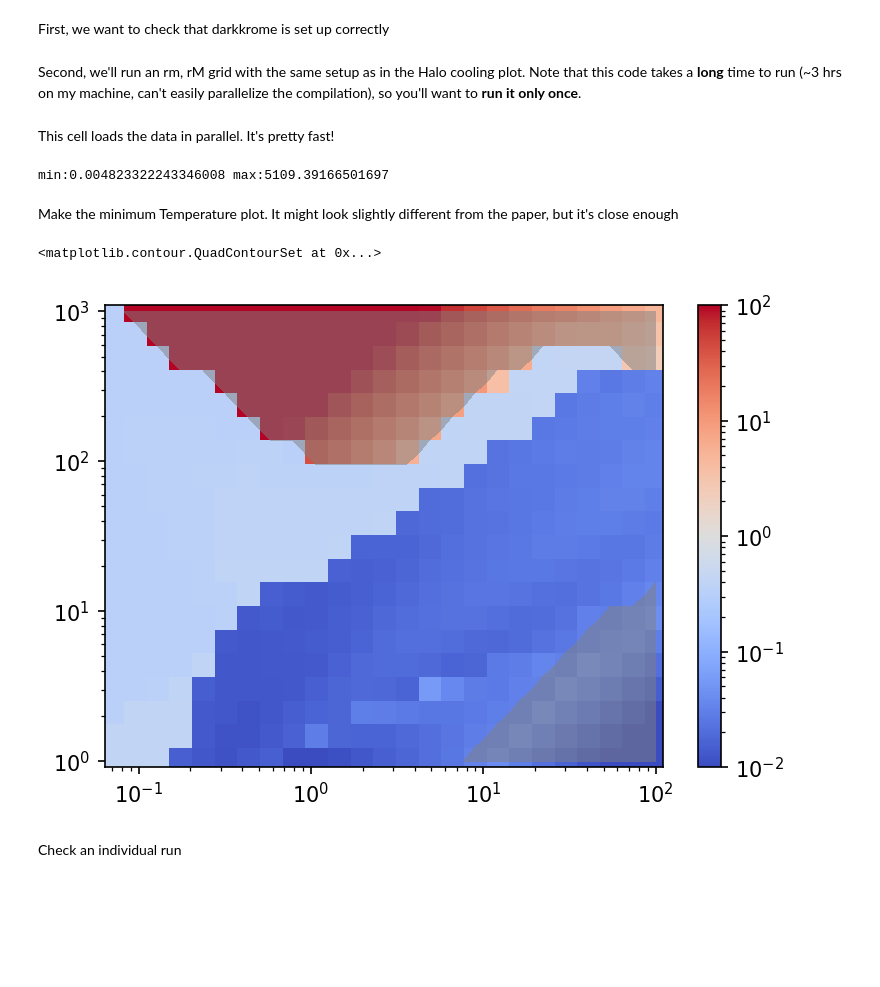
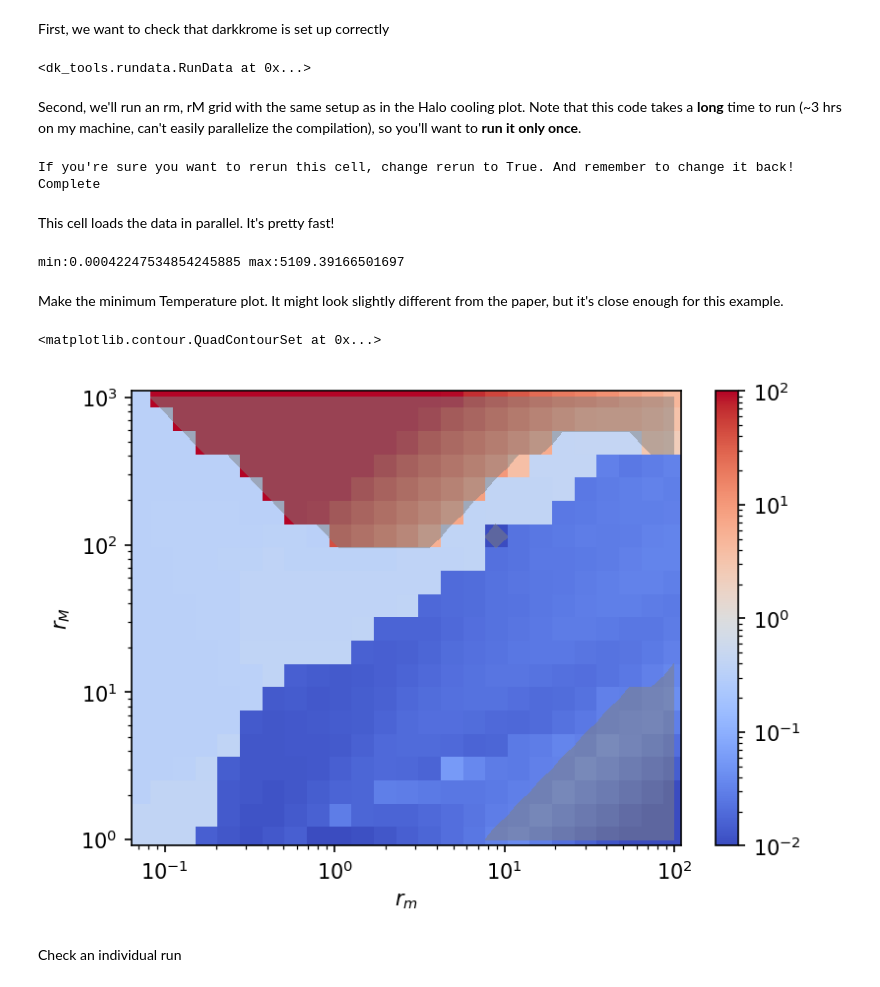
Before and after one commit to mtryan83/dk-tools, a Jupyter notebook: Example.ipynb, the cells around one changed output. Saved outputs shown, nothing was run; the diff lists cells and outputs as text; code cells hidden in the pictures; blank space fills up the shorter version.

```diff
--- a/Example.ipynb
+++ b/Example.ipynb
@@ -67,41 +81,50 @@ In the following few cells, we demonstrate how to obtain the plot from the cooli
 # %% [markdown]
 First, we want to check that darkkrome is set up correctly
 # %%
-from darktestrunner import DarkTestRunner
-from rundata import RunData
+from dk_tools.darktestrunner import DarkTestRunner
+from dk_tools.rundata import RunData
 from pathlib import Path
 
 rd = RunData('example/example')
 opts = rd.opts
 
 # You'll need to change this to wherever dk-tools is
-opts.outdir = Path('~/workspace/Research/dk-tools/halo').expanduser()
+opts.outdir = Path('halo').expanduser()
 
 # You'll need to change this to wherever darkkrome is
 dtr = DarkTestRunner(dkpath='/home/strato/workspace/Research/darkkrome')
 outfile = dtr.run(opts=opts)
-rd = RunData(outfile)
+rd = RunData(opts.outdir/outfile)
 rd
+# %% [output]
+<dk_tools.rundata.RunData at 0x...>
 # %% [markdown]
 Second, we'll run an rm, rM grid with the same setup as in the Halo cooling plot. Note that this code takes a **long** time to run (~3 hrs on my machine, can't easily parallelize the compilation), so you'll want to **run it only once**.
 # %%
 from pathlib import Path
 
 # You'll need to change this to wherever dk-tools is
-outdir = Path('~/workspace/Research/dk-tools/halo').expanduser()
+outdir = Path('halo').expanduser()
 
 rmrange = np.logspace(np.log10(0.07),2,25)
 rMrange = np.logspace(0,3,20)
 
-# You'll need to change this to wherever darkkrome is
-dtr = DarkTestRunner(dkpath='/home/strato/workspace/Research/darkkrome')
-dtr.run(rE=rmrange,rP=rMrange,Mhalo=1e8,z=10,xi=0.005,
-        outdir=opts.outdir,notParallel=False,verbose=0,noDynDen=True)
+print("If you're sure you want to rerun this cell, change rerun to True. And remember to change it back!")
+rerun = False
+
+if rerun:
+    # You'll need to change this to wherever darkkrome is
+    dtr = DarkTestRunner(dkpath='/home/strato/workspace/Research/darkkrome')
+    dtr.run(rE=rmrange,rP=rMrange,Mhalo=1e8,z=10,xi=0.005,
+            outdir=opts.outdir,notParallel=False,verbose=0,noDynDen=True)
 print('Complete')
+# %% [output]
+If you're sure you want to rerun this cell, change rerun to True. And remember to change it back!
+Complete
 # %% [markdown]
 This cell loads the data in parallel. It's pretty fast!
 # %%
-from rundata import RunData
+from dk_tools.rundata import RunData
 from pathlib import Path
 from multiprocessing import Pool
 import numpy as np
@@ -156,26 +179,28 @@ with Pool(numWorkers) as pool:
 
 print(f'min:{np.min(grid)} max:{np.max(grid)}')
 # %% [output]
-min:0.004823322243346008 max:5109.39166501697
+min:0.00042247534854245885 max:5109.39166501697
 # %% [markdown]
-Make the minimum Temperature plot. It might look slightly different from the paper, but it's close enough
+Make the minimum Temperature plot. It might look slightly different from the paper, but it's close enough for this example.
 # %%
 import matplotlib as mpl
 import matplotlib.pyplot as plt
 
 fig, ax = plt.subplots()
 fig.set_size_inches(6,4)
 p = plt.pcolormesh(rmrange,rMrange,grid,cmap=mpl.colormaps['coolwarm'],norm='log')
 plt.colorbar()
 plt.xscale('log')
 plt.yscale('log')
 plt.xlim(rmrange[0]/1.1,rmrange[-1]*1.1)
 plt.ylim(rMrange[0]/1.1,rMrange[-1]*1.1)
+plt.xlabel(r'$r_m$')
+plt.ylabel(r'$r_M$')
 plt.clim(1e-2,1e2)
 plt.contourf(rmrange,rMrange,flag,1,colors=[[0,0,0,0],[0.5,0.5,0.5,0.5]])
 # %% [output]
 <matplotlib.contour.QuadContourSet at 0x...>
-[figure, old version]
+[figure, new version]
 # %% [markdown]
 Check an individual run
 # %%
```
Also changed, not shown: parts of 7 cells of this notebook, 9 other files.
